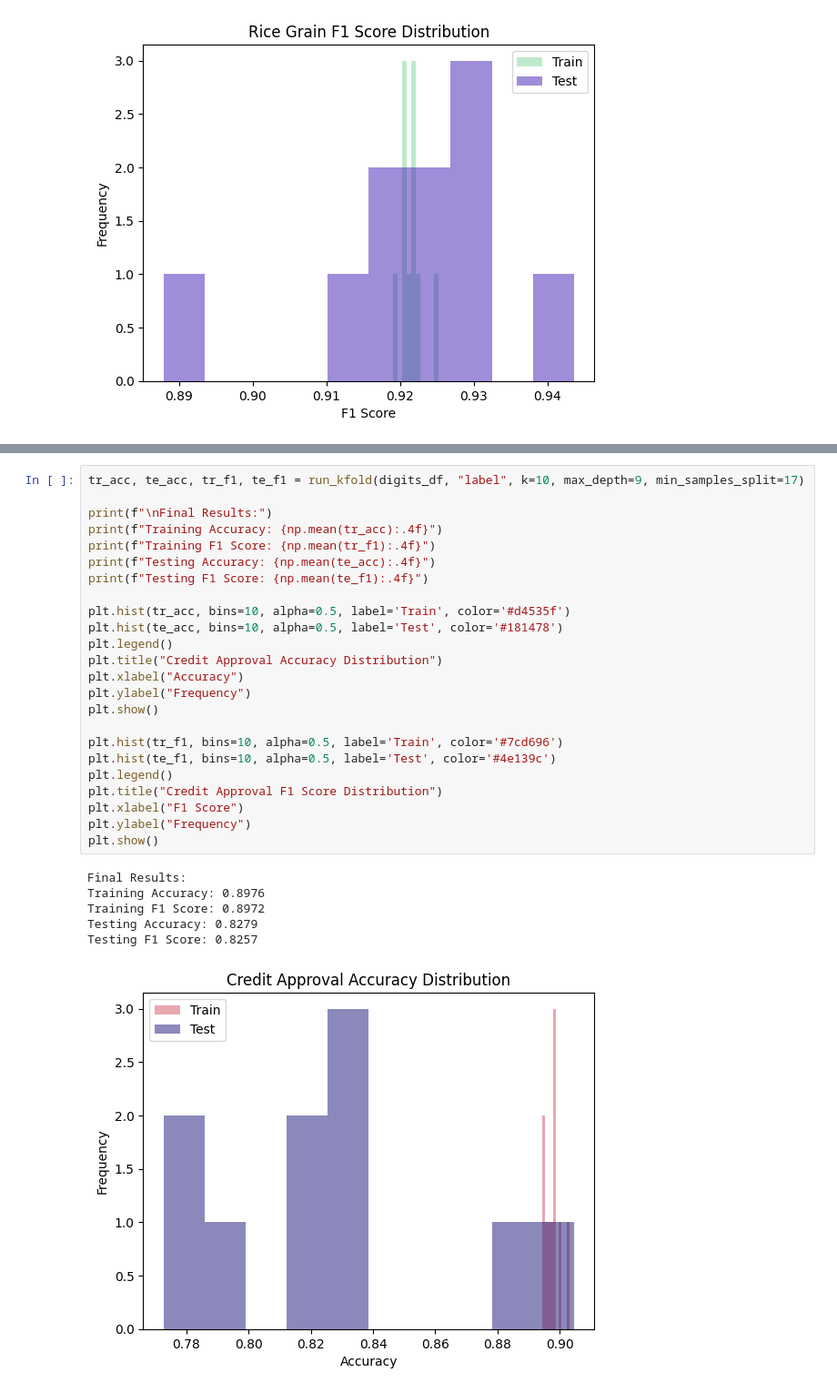
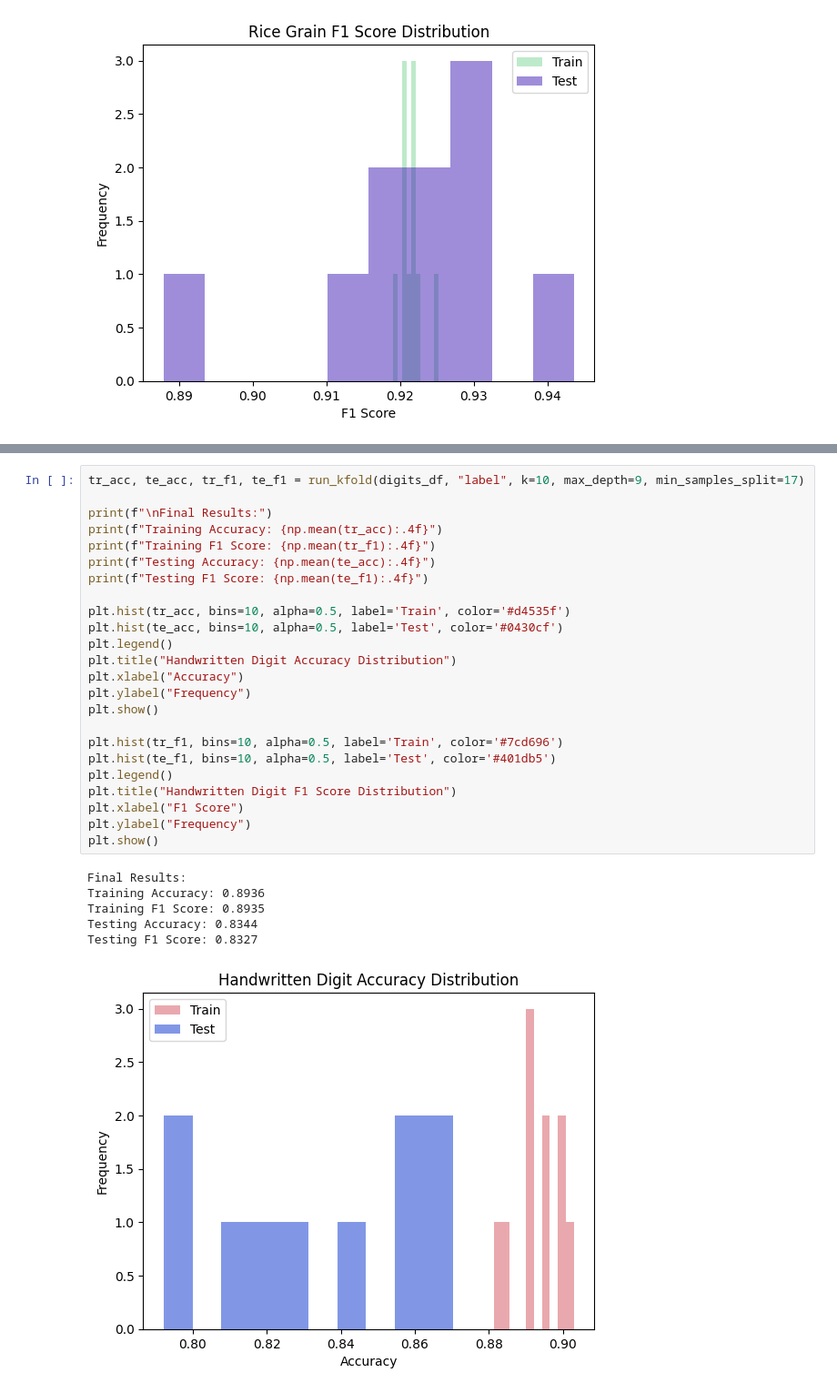
Before and after one commit to 1985lxw/589_final_project, a Jupyter notebook: src/xingwei_nn_dt/decisionTree.ipynb, the cells around one changed output, grey strips where cells are left out. Shown at 91% size. Cells and saved outputs as stored; diff of their text form.

```diff
--- a/src/xingwei_nn_dt/decisionTree.ipynb
+++ b/src/xingwei_nn_dt/decisionTree.ipynb
@@ -444,31 +444,31 @@ Testing F1 Score: 0.8080
 # %%
 tr_acc, te_acc, tr_f1, te_f1 = run_kfold(digits_df, "label", k=10, max_depth=9, min_samples_split=17)
 
 print(f"\nFinal Results:")
 print(f"Training Accuracy: {np.mean(tr_acc):.4f}")
 print(f"Training F1 Score: {np.mean(tr_f1):.4f}")
 print(f"Testing Accuracy: {np.mean(te_acc):.4f}")
 print(f"Testing F1 Score: {np.mean(te_f1):.4f}")
 
 plt.hist(tr_acc, bins=10, alpha=0.5, label='Train', color='#d4535f')
-plt.hist(te_acc, bins=10, alpha=0.5, label='Test', color='#181478')
+plt.hist(te_acc, bins=10, alpha=0.5, label='Test', color='#0430cf')
 plt.legend()
-plt.title("Credit Approval Accuracy Distribution")
+plt.title("Handwritten Digit Accuracy Distribution")
 plt.xlabel("Accuracy")
 plt.ylabel("Frequency")
 plt.show()
 
 plt.hist(tr_f1, bins=10, alpha=0.5, label='Train', color='#7cd696')
-plt.hist(te_f1, bins=10, alpha=0.5, label='Test', color='#4e139c')
+plt.hist(te_f1, bins=10, alpha=0.5, label='Test', color='#401db5')
 plt.legend()
-plt.title("Credit Approval F1 Score Distribution")
+plt.title("Handwritten Digit F1 Score Distribution")
 plt.xlabel("F1 Score")
 plt.ylabel("Frequency")
 plt.show()
 # %% [output]
 Final Results:
-Training Accuracy: 0.8976
-Training F1 Score: 0.8972
-Testing Accuracy: 0.8279
-Testing F1 Score: 0.8257
+Training Accuracy: 0.8936
+Training F1 Score: 0.8935
+Testing Accuracy: 0.8344
+Testing F1 Score: 0.8327
-[figure, old version]
+[figure, new version]
```
Also changed, not shown: parts of 3 cells of this notebook, 18 other files.
